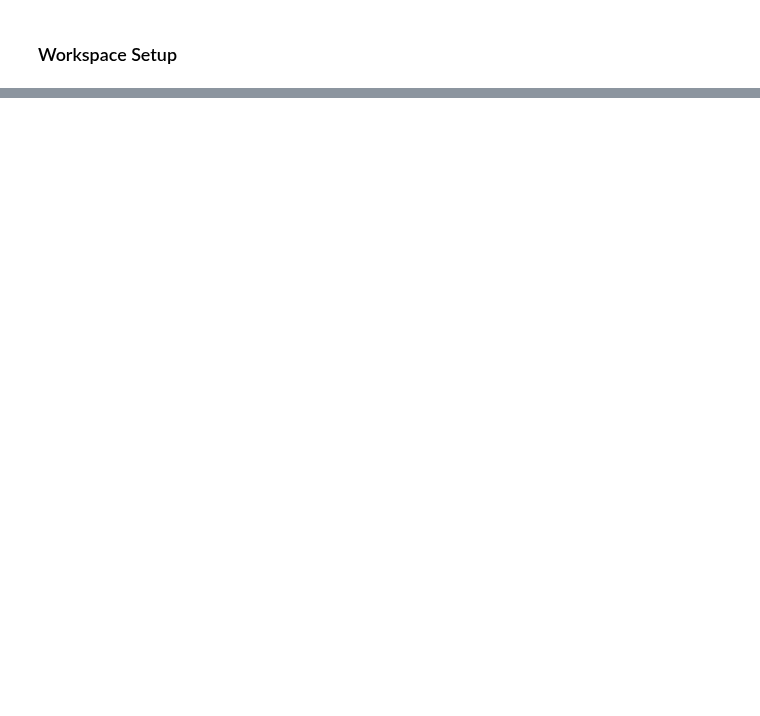
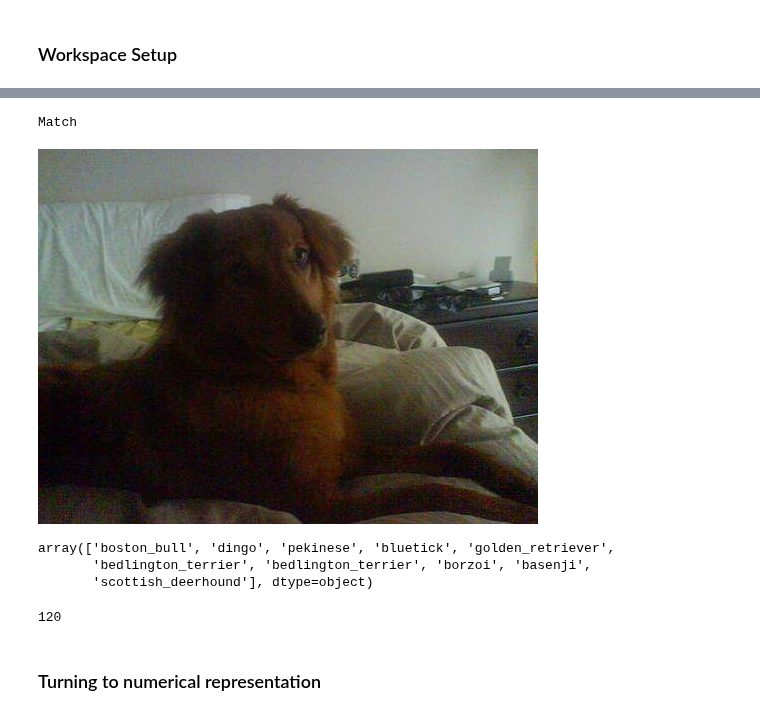
Before and after one commit to Mateus-Henr/Machine-Learning-And-Data-Science-Course, a Jupyter notebook: Section 14 - Neural Networks - Deep Learning, Transfer Learning and TensorFlow 2/End_To_End_Dog_Vision.ipynb, the cells around one changed output, grey strips where cells are left out. Drawn from its saved outputs; the diff is of its cells as text; code cells hidden in the pictures; blank space fills up the shorter version.

```diff
--- a/Section 14 - Neural Networks - Deep Learning, Transfer Learning and TensorFlow 2/End_To_End_Dog_Vision.ipynb
+++ b/Section 14 - Neural Networks - Deep Learning, Transfer Learning and TensorFlow 2/End_To_End_Dog_Vision.ipynb
@@ -36,0 +105,4 @@ TF version: 2.15.0
+# %%
+filenames = ["drive/MyDrive/ML/DogBreed/train/" + fname + ".jpg" for fname in labels_csv["id"]]
+
+filenames[:10]
@@ -36,0 +120,14 @@ TF version: 2.15.0
+# %%
+# Checking if the number of filenames matches the number of actual image files
+import os
+
+if len(os.listdir("drive/MyDrive/ML/DogBreed/train/")) == len(filenames):
+  print("Match")
+else:
+  print("Don't match")
+# %% [output]
+Match
+# %%
+Image(filenames[1000])
+# %% [output]
+[figure, added]
@@ -36,0 +138,13 @@ TF version: 2.15.0
+# %%
+labels[:10]
+# %% [output]
+array(['boston_bull', 'dingo', 'pekinese', 'bluetick', 'golden_retriever',
+       'bedlington_terrier', 'bedlington_terrier', 'borzoi', 'basenji',
+       'scottish_deerhound'], dtype=object)
+# %%
+unique_breeds = np.unique(labels)
+len(unique_breeds)
+# %% [output]
+120
+# %% [markdown]
+### Turning to numerical representation
```
Also changed, not shown: parts of 23 cells of this notebook.
